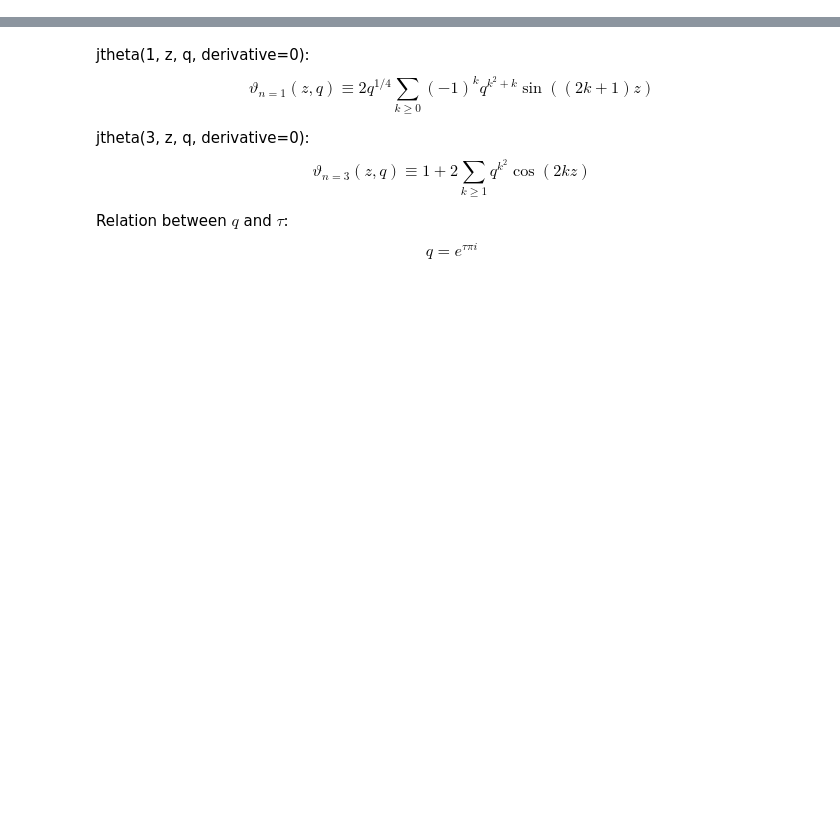
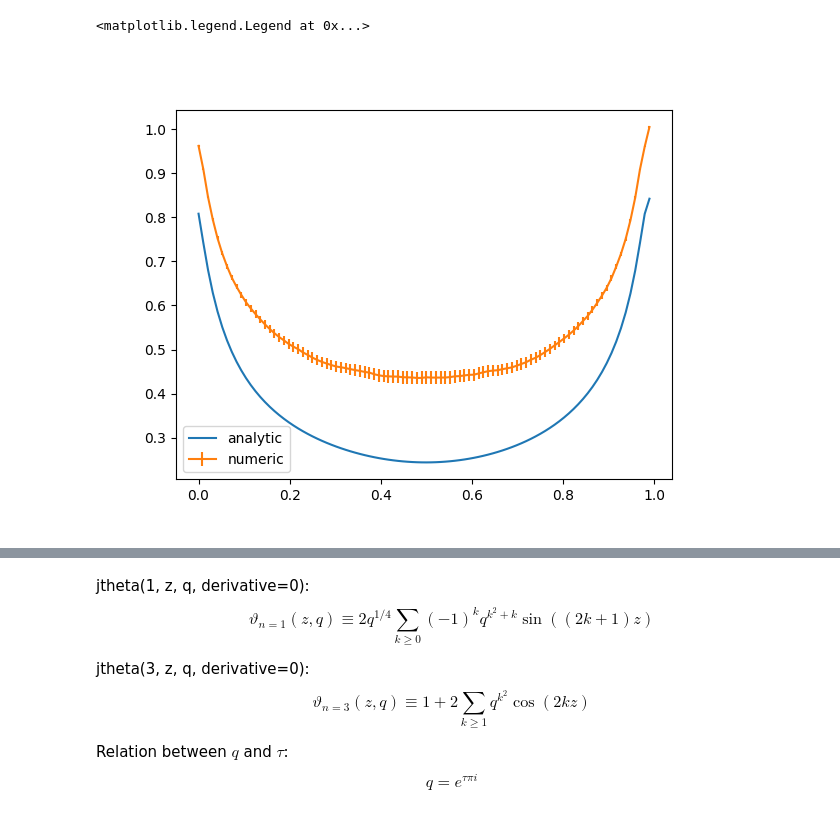
Before and after one commit to nobuyukimatsumoto68/hex, a Jupyter notebook: analysis.ipynb, the cells around one changed output, grey strips where cells are left out. Cells and saved outputs as stored; diff of their text form; code cells hidden in the pictures; blank space fills up the shorter version.

```diff
--- a/analysis.ipynb
+++ b/analysis.ipynb
@@ -402,0 +408,18 @@ format_print(jk.mean(), jk.err())
+# %%
+t = int(Ly/32)-1
+
+xt = ss1[t::Lx]
+# %%
+plt.close()
+
+x = np.arange(0, Ly)/Ly
+y = np.array( [ss_corr_analytic( t/Lx + tau*yy ) for yy in x] )
+
+plt.plot( x, np.log(y), label="analytic" )
+plt.errorbar( xt.T[1]/Ly, np.log(fac * xt.T[2]), np.abs(xt.T[3]/xt.T[2]), label="numeric" )
+
+plt.legend()
+# plt.ylim( -1.0, 0.0 )
+# %% [output]
+<matplotlib.legend.Legend at 0x...>
+[figure, added]
```
Also changed, not shown: parts of 63 cells of this notebook, 2 other files.
